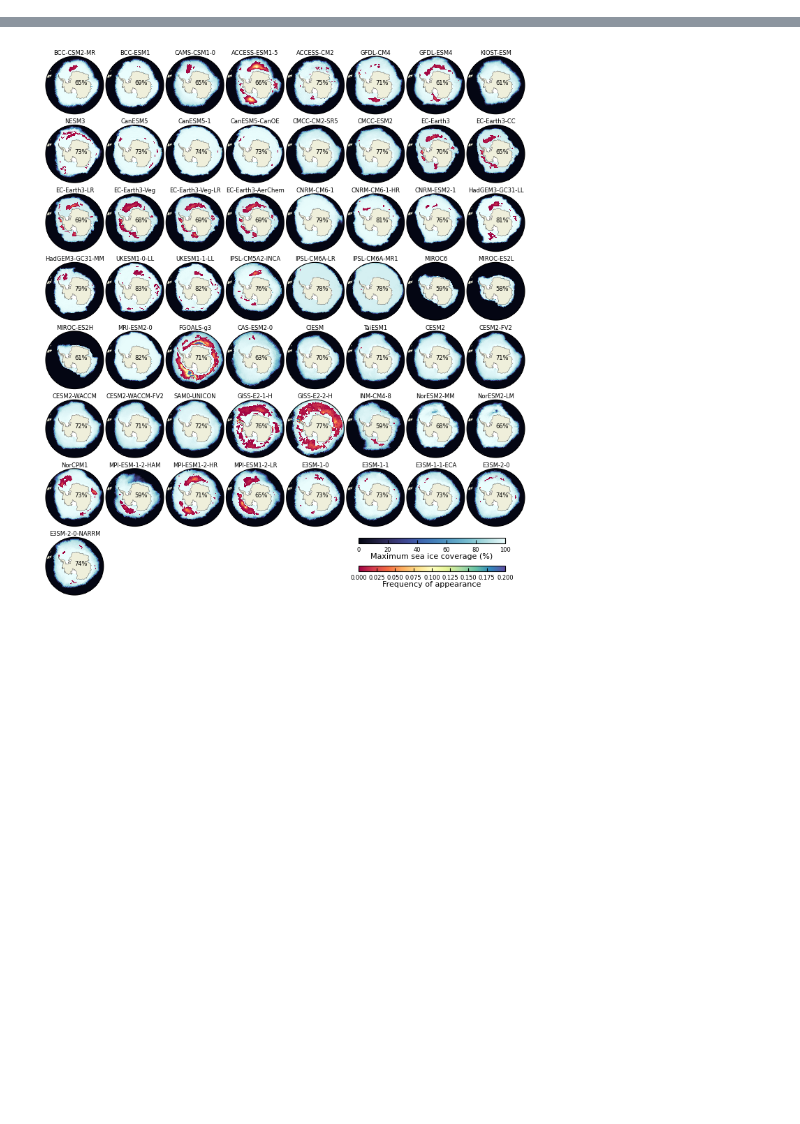
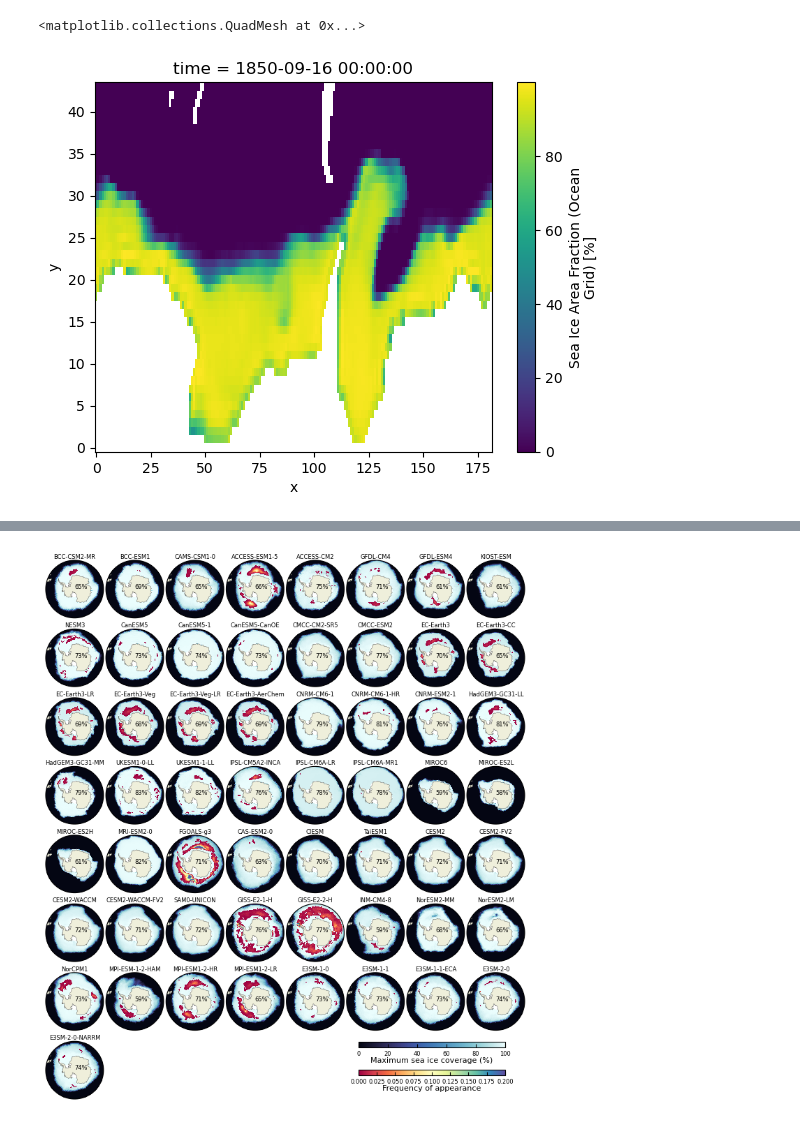
Before and after one commit to shunzi-work/SouthernOceanPolynya, a Jupyter notebook: part1/IcePlot.ipynb, the cells around one changed output, grey strips where cells are left out. Drawn from its saved outputs; the diff is of its cells as text; code cells hidden in the pictures; blank space fills up the shorter version.

```diff
--- a/chap1/IcePlot.ipynb
+++ b/part1/IcePlot.ipynb
@@ -232,0 +158,7 @@ import matplotlib.path as mpath
+# %%
+ds = openpickle('IPSL-CM5A2-INCA', '../../SO_data/data_siconc_w_area/')
+# %%
+ds.siconc.isel(time=0).plot()
+# %% [output]
+<matplotlib.collections.QuadMesh at 0x...>
+[figure, added]
```
Also changed, not shown: parts of 16 cells of this notebook, 9 other files.
